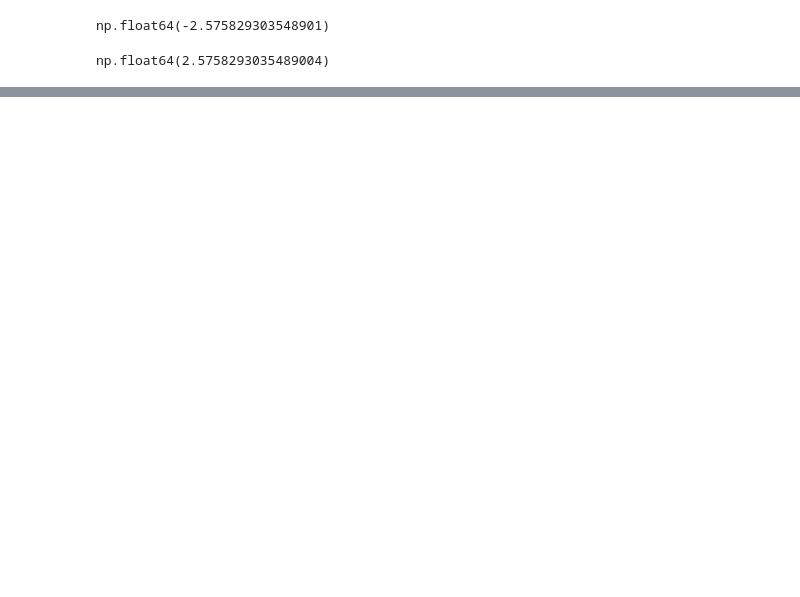
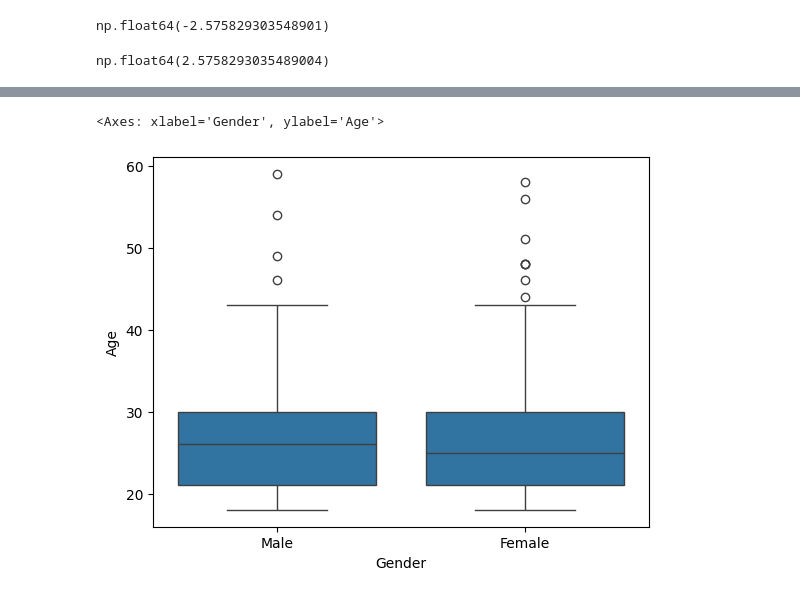
Before and after one commit to depression10/main, a Jupyter notebook: depression.ipynb, the cells around one changed output, grey strips where cells are left out. Drawn from its saved outputs; the diff is of its cells as text; code cells hidden in the pictures; blank space fills up the shorter version.

```diff
--- a/depression.ipynb
+++ b/depression.ipynb
@@ -605,0 +621,3 @@ _ = plt.axvline(mu-2.56*sigma, color='black')
+# %%
+# Load the Cardio Dataset
+mydata = pd.read_csv('/content/drive/MyDrive/Student Depression Dataset.csv')
@@ -605,0 +666,7 @@ _ = plt.axvline(mu-2.56*sigma, color='black')
+# %%
+import seaborn as sns
+
+sns.boxplot(x="Gender", y="Age", data=mydata)
+# %% [output]
+<Axes: xlabel='Gender', ylabel='Age'>
+[figure, added]
```
Also changed, not shown: parts of 41 cells of this notebook.
